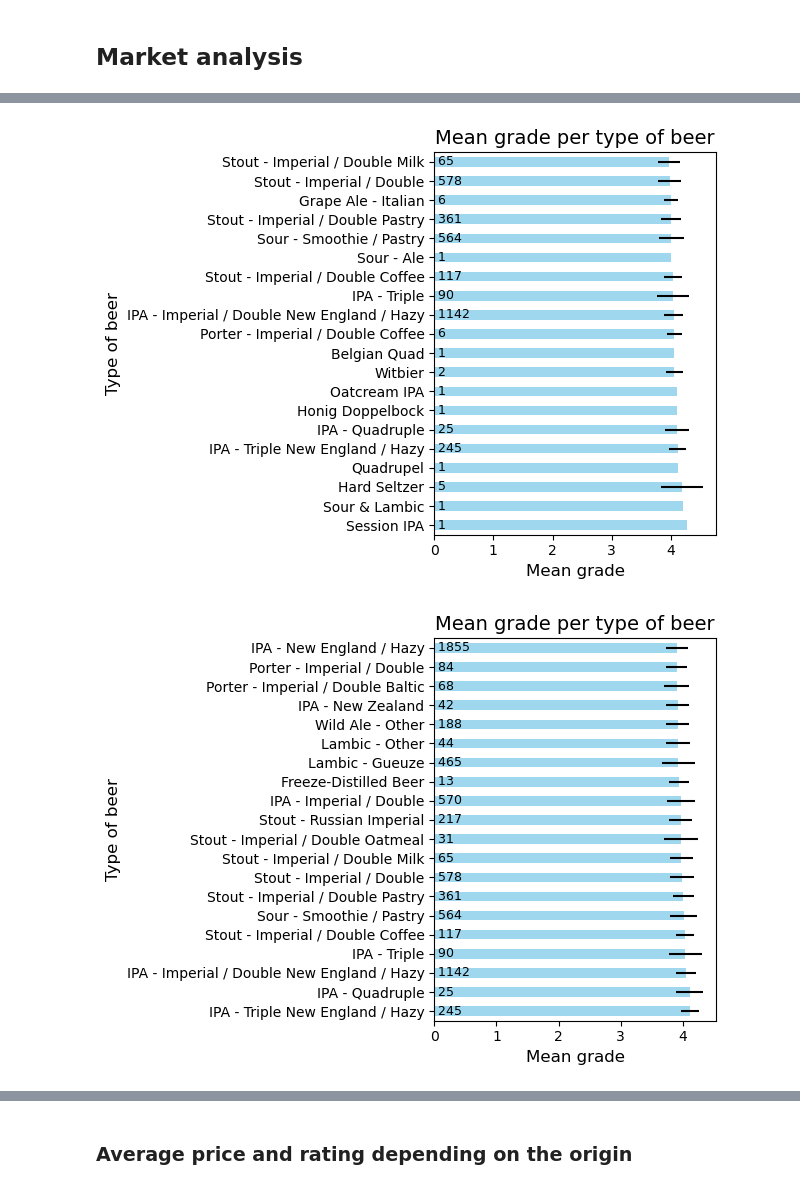
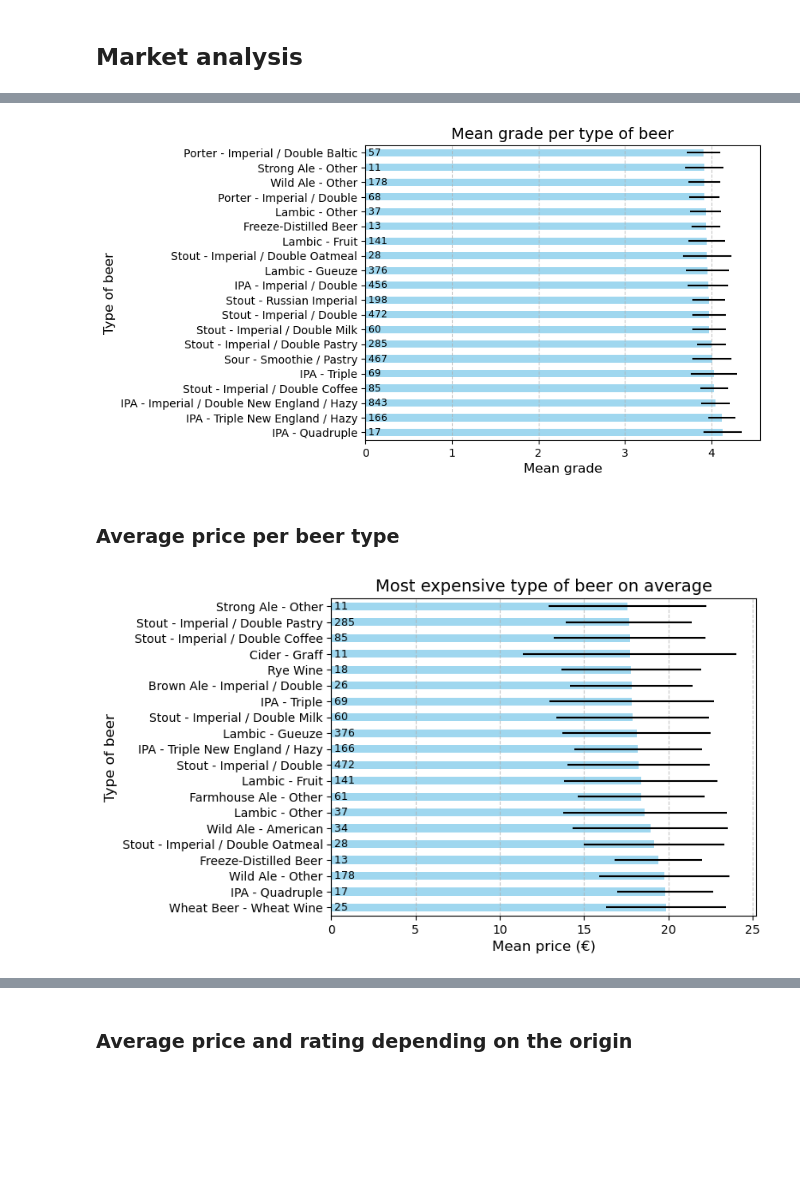
Before and after one commit to epfl-ada/ada-2024-project-pada-wan, a Jupyter notebook: prices.ipynb, the cells around one changed output, grey strips where cells are left out. Cells and saved outputs as stored; diff of their text form; code cells hidden in the pictures; blank space fills up the shorter version.

Commit message:
Price analysis with sub dataframes for plotting

```diff
--- a/prices.ipynb
+++ b/prices.ipynb
@@ -99,8 +99,9 @@ array(['Bottle 750ml', '330ml', 'Bottle 330ml', '10000ml', 'Can 440ml',
 #add volume column
 df_beerizer['Volume_ml'] = df_beerizer['Countenance'].copy()
 df_beerizer['Volume_ml'] = df_beerizer['Volume_ml'].str.replace('ml', '').str.replace('Can ', '').str.replace('Bottle ', '')
-#remove lines with non numeric values, loose pack sells, better as same beer appairs multiple times
+#remove lines with non numeric values, removes n-pack values
 df_beerizer = df_beerizer[df_beerizer['Volume_ml'].str.isnumeric()]
 df_beerizer['Volume_ml'] = df_beerizer['Volume_ml'].astype(int)
-df_beerizer['Volume_ml'].unique()
-print(df_beerizer.shape)
+#creates a new column with price per litter
+df_beerizer['Price_per_litter'] = round(df_beerizer['Price_euro'] / (df_beerizer['Volume_ml'] / 1000),2)
+df_beerizer = df_beerizer.drop(columns=['Countenance_per_litre'])
@@ -108,0 +108,5 @@ print(df_beerizer.shape)
+# %%
+#drop beers appearing more than once
+df_beerizer = df_beerizer.sort_values('Price_per_litter')
+df_beerizer = df_beerizer.drop_duplicates(subset=['Beer_name', 'Brewery', 'Origin', 'Beer_type', 'Percentage'], keep='first')
+print(f"Number of entries: {len(df_beerizer)}")
@@ -109,11 +115,9 @@ print(df_beerizer.shape)
 # %%
-df_beerizer['Price_per_litter'] = df_beerizer['Price_euro'] / (df_beerizer['Volume_ml'] / 1000)
-print(df_beerizer.shape)
-#drop beers with price per litter higher than a given value to have a more realistic dataset
+#drop beers with price per litter higher than a given value to have a more realistic dataset for general beer
 price_threshold = 25
 df_beerizer = df_beerizer[df_beerizer['Price_per_litter'] < price_threshold]
 
-print(df_beerizer.shape)
+print(f"Final number of entries after removing beers with price per litter higher than {price_threshold}€: {len(df_beerizer)}")
 
 df_beerizer.to_csv('cleaned_beerizer.csv', index=False)
 # %% [output]
@@ -168,0 +157,13 @@ Name: Rating, Length: 283, dtype: float64
+# %%
+mean_grade_per_type = df_beerizer.groupby('Beer_type')['Rating'].mean(numeric_only=True)
+std_grade_per_type = df_beerizer.groupby('Beer_type')['Rating'].std(numeric_only=True)
+mean_grade_per_type = mean_grade_per_type.sort_values(ascending=False)
+std_grade_per_type = std_grade_per_type[mean_grade_per_type.index]
+#remove nans
+mean_grade_per_type = mean_grade_per_type.dropna()
+std_grade_per_type = std_grade_per_type.dropna()
+#remove types with less than 10 ratings
+min_number_ratings = 10
+mean_grade_per_type = mean_grade_per_type[df_beerizer['Beer_type'].value_counts() > min_number_ratings]
+std_grade_per_type = std_grade_per_type[df_beerizer['Beer_type'].value_counts() > min_number_ratings]
+print(f"There is a total of {len(mean_grade_per_type)} beer types with a mean rating with a least {min_number_ratings} ratings")
@@ -199,22 +179,20 @@ Name: Rating, Length: 20191, dtype: float64
 # %%
 plt.figure()
 
 # Plot the 20 beer types with best grades using a horizontal bar chart
 mean_grade_per_type.head(20).plot(kind='barh', xerr=std_grade_per_type.head(20), color='skyblue', alpha=0.8)
 
 # Add numbers of ratings next to the bars
 for i, beer_type in enumerate(mean_grade_per_type.head(20).index):
     num_ratings = df_beerizer['Beer_type'].value_counts()[beer_type]
     plt.text(0, i, f' {num_ratings}', va='center', ha='left', fontsize=9, color='black')
 
-# Adjust labels and title
 plt.ylabel('Type of beer', fontsize=12)
 plt.xlabel('Mean grade', fontsize=12)
+plt.grid(axis='x', linestyle='--', alpha=0.7)
 plt.title('Mean grade per type of beer', fontsize=14)
-
-# Tight layout to prevent overlap
-plt.tight_layout()
-
 plt.show()
 # %% [output]
-[figure, old version]
+[figure, new version]
+# %% [markdown]
+### Average price per beer type
@@ -221,25 +216,22 @@ plt.show()
 # %%
-#remove types with less than 10 ratings
-mean_grade_per_type = mean_grade_per_type[df_beerizer['Beer_type'].value_counts() > 10]
-std_grade_per_type = std_grade_per_type[df_beerizer['Beer_type'].value_counts() > 10]
 plt.figure()
 
-# Plot the 20 beer types with best grades using a horizontal bar chart
-mean_grade_per_type.head(20).plot(kind='barh', xerr=std_grade_per_type.head(20), color='skyblue', alpha=0.8)
+mean_price_per_type = mean_price_per_type.sort_values(ascending=False)
+std_price_per_type = std_price_per_type[mean_price_per_type.index]
+
+# Plot the 20 more expensive beer types
+mean_price_per_type.head(20).plot(kind='barh', xerr=std_price_per_type.head(20), color='skyblue', alpha=0.8)
+
 
 # Add numbers of ratings next to the bars
-for i, beer_type in enumerate(mean_grade_per_type.head(20).index):
+for i, beer_type in enumerate(mean_price_per_type.head(20).index):
     num_ratings = df_beerizer['Beer_type'].value_counts()[beer_type]
     plt.text(0, i, f' {num_ratings}', va='center', ha='left', fontsize=9, color='black')
 
-# Adjust labels and title
 plt.ylabel('Type of beer', fontsize=12)
-plt.xlabel('Mean grade', fontsize=12)
-plt.title('Mean grade per type of beer', fontsize=14)
-
-# Tight layout to prevent overlap
-plt.tight_layout()
-
+plt.xlabel('Mean price (€)', fontsize=12)
+plt.grid(axis='x', linestyle='--', alpha=0.7)
+plt.title('Most expensive type of beer on average', fontsize=14)
 plt.show()
 # %% [output]
-[figure, old version]
+[figure, new version]
```
Also changed, not shown: parts of 36 cells of this notebook, 9 other files.
